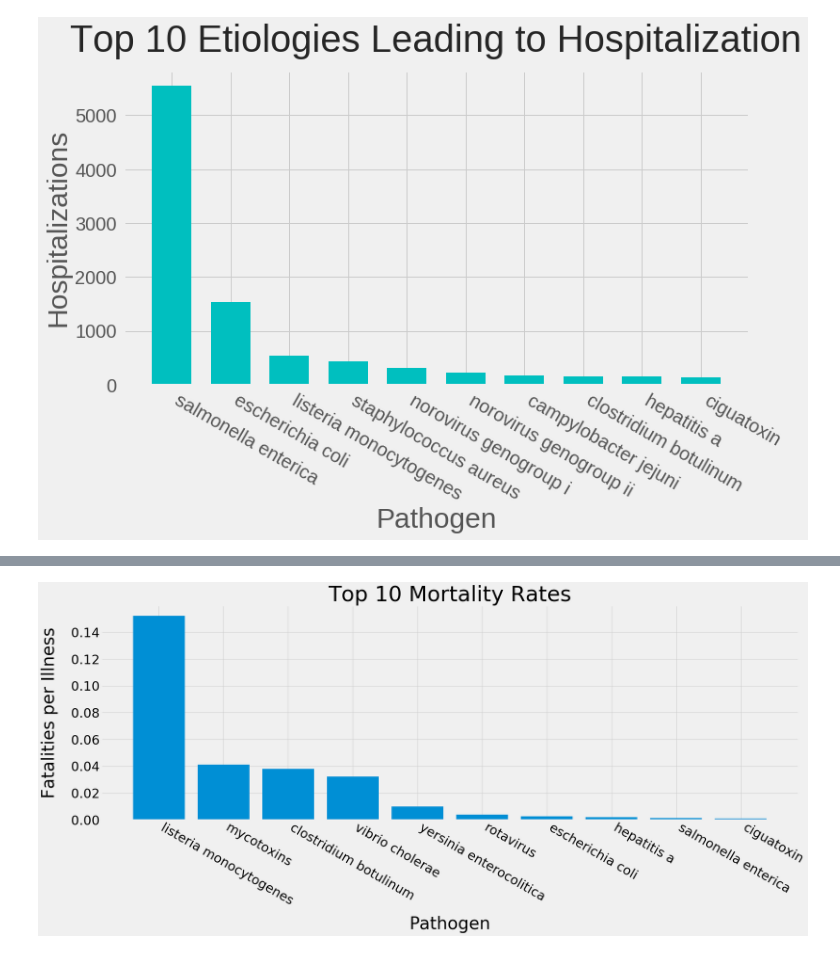
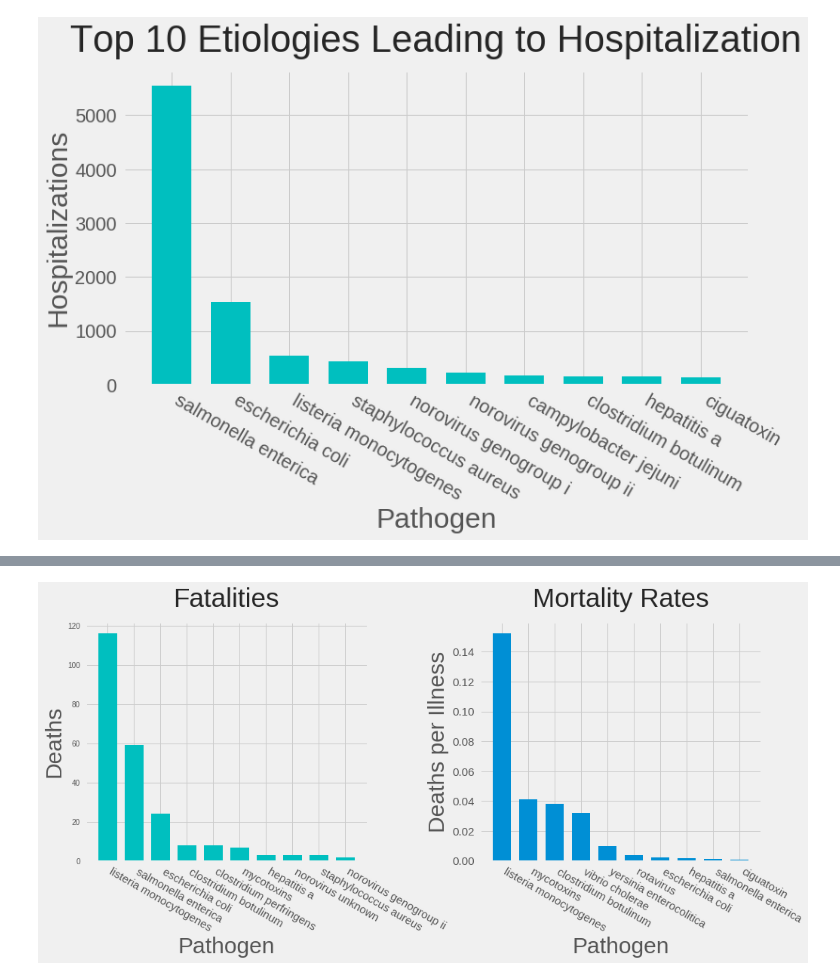
Before and after one commit to heathcliffs34/capstone_1, a Jupyter notebook: capstone1_severity.ipynb, the cells around one changed output, grey strips where cells are left out. Cells and saved outputs as stored; diff of their text form; code cells hidden in the pictures.

```diff
--- a/capstone1_severity.ipynb
+++ b/capstone1_severity.ipynb
@@ -280,3 +297,44 @@ plt.savefig('figures/hospitalizations_per_illness');
+# %%
+top = top_fatalities
+x = top[:n].index
+y = top[:n]
+n = 10
+strings = ['Pathogen', 'Deaths', 'Fatalities']
+
+
+top1 = top_fatalities_per_illness1
+x1 = top1[:n].index
+y1 = top1[:n]
+strings1 = ['Pathogen', 'Deaths per Illness', 'Mortality Rates']
+
+fig_size = (15,8)
+font1 = 15
+font2 = 30
+font3 = 35
+colour = 'c'
+colour1 = 'b'
+
+fig,axs = plt.subplots(1,2, figsize=fig_size)
+
+axs[0].bar(x, y, width=0.7, color=colour)
+axs[0].set_xlabel(strings[0], fontsize=font2)
+axs[0].set_ylabel(strings[1], fontsize=font2)
+axs[0].set_title(strings[2], fontsize=font3, pad=20)
+axs[0].set_xticklabels(x, rotation = -30, fontsize = font1, ha='left')
+
+axs[1].bar(x1, y1, width=.7)
+axs[1].set_xlabel(strings1[0], fontsize=font2)
+axs[1].set_ylabel(strings1[1], fontsize=font2)
+axs[1].set_title(strings1[2], fontsize=font3, pad=20)
+axs[1].set_xticklabels(x1, rotation = -30, fontsize = font1, ha='left')
+
+plt.yticks(fontsize=font1)
+plt.style.use('fivethirtyeight')
+plt.subplots_adjust(wspace=0.4, top=.85, bottom=0.3, left=0.07, right=0.9)
+
+plt.savefig('figures/mortality_and_rate');
+# %% [output]
+[figure, added]
 # %%
 # Two cases of vibro vulnificus, one patient was hospitalized and died, the other patient was not hospitalized
 # 762 cases of listeria, 541 hospitalizations, 116 deaths
@@ -291,19 +349,3 @@ fatalities1 = df1[df1['Illnesses'] > n]['Fatalities']
 # %%
 fatalities_per_illness1 = fatalities1 / illnesses1
 top_fatalities_per_illness1 = fatalities_per_illness1.sort_values(ascending=False)
-# %%
-top = top_fatalities_per_illness1
-
-fig,ax = plt.subplots(figsize=(26,12))
-ax.bar(top[:10].index,top[:10])
-ax.set_xlabel('Pathogen', labelpad = 20, fontsize=40)
-ax.set_ylabel('Fatalities per Illness', fontsize=40, labelpad = 30)
-ax.set_title('Top 10 Mortality Rates', fontsize=50)
-plt.style.use('fivethirtyeight')
-plt.xticks(fontsize=30, rotation=-30, ha='left')
-plt.yticks(fontsize=30)
-plt.tight_layout
-plt.gcf().subplots_adjust(bottom=0.30)
-plt.savefig('figures/mortality_per_illness');
-# %% [output]
-[figure, removed]
```
Also changed, not shown: parts of 9 cells of this notebook, 10 other files.
